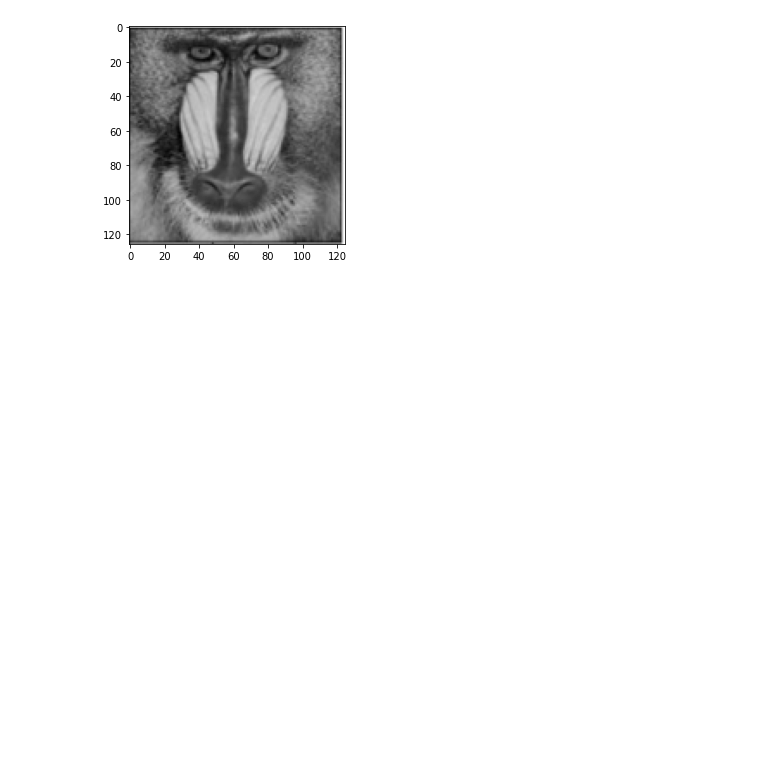
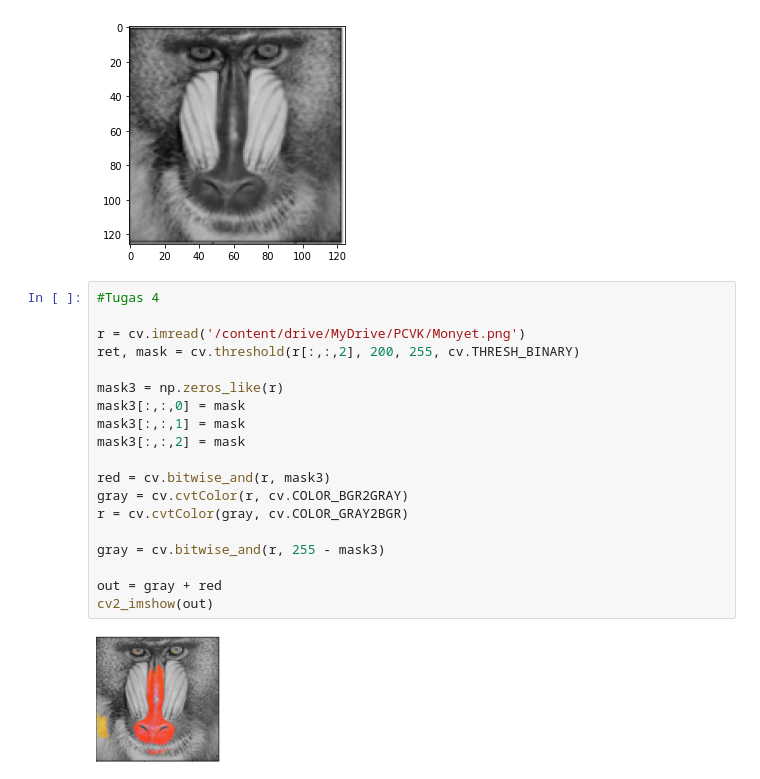
Before and after one commit to Adristiftitah/PCVK_Genap_2021, a Jupyter notebook: Week3.ipynb, the cells around one changed output. Cells and saved outputs as stored; diff of their text form; blank space fills up the shorter version.

```diff
--- a/Week3.ipynb
+++ b/Week3.ipynb
@@ -148,3 +148,24 @@ plt.imshow(gray_imgelum, cmap='gray')
 # %% [output]
 <matplotlib.image.AxesImage at 0x...>
 [figure]
+# %%
+#Tugas 4
+
+r = cv.imread('/content/drive/MyDrive/PCVK/Monyet.png')
+ret, mask = cv.threshold(r[:,:,2], 200, 255, cv.THRESH_BINARY)
+
+mask3 = np.zeros_like(r)
+mask3[:,:,0] = mask
+mask3[:,:,1] = mask
+mask3[:,:,2] = mask
+
+red = cv.bitwise_and(r, mask3)
+gray = cv.cvtColor(r, cv.COLOR_BGR2GRAY)
+r = cv.cvtColor(gray, cv.COLOR_GRAY2BGR)
+
+gray = cv.bitwise_and(r, 255 - mask3)
+
+out = gray + red
+cv2_imshow(out)
+# %% [output]
+[figure, added]
```
